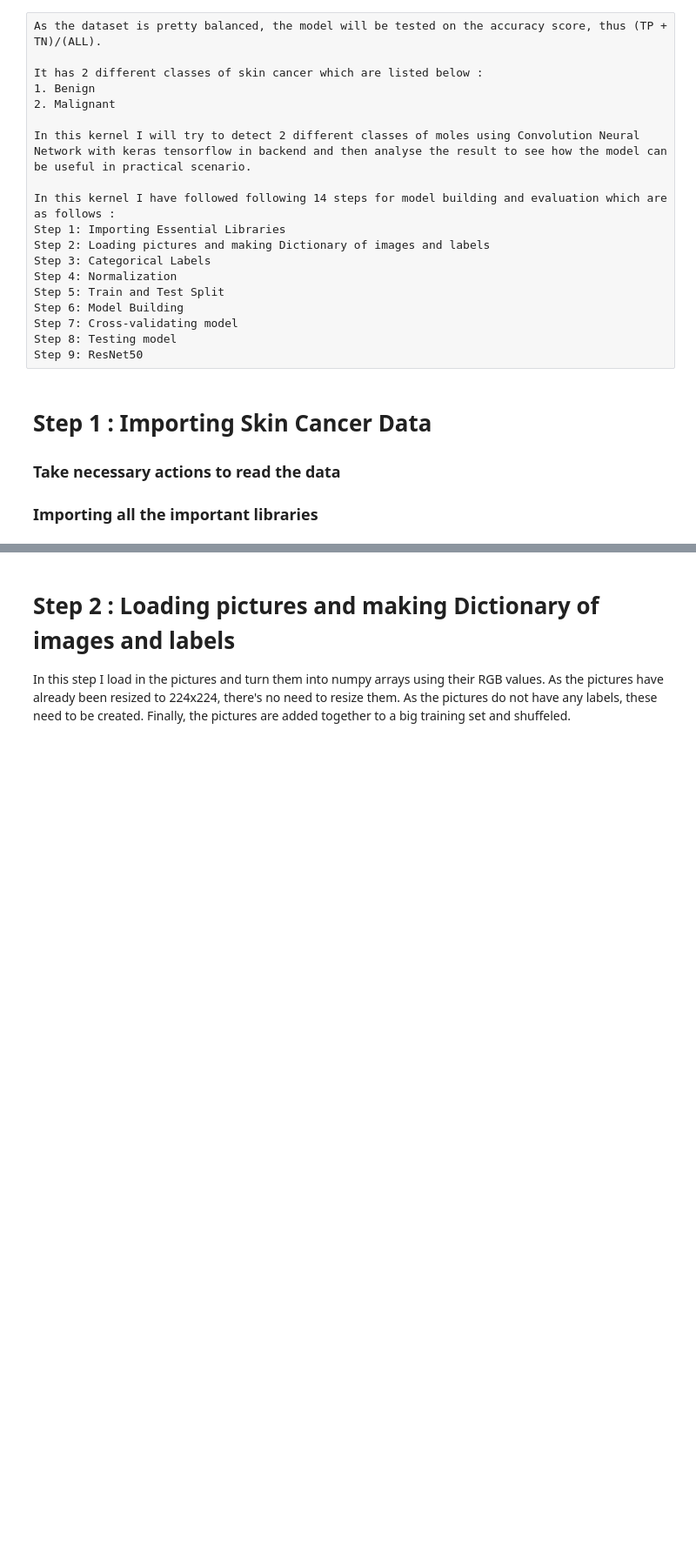
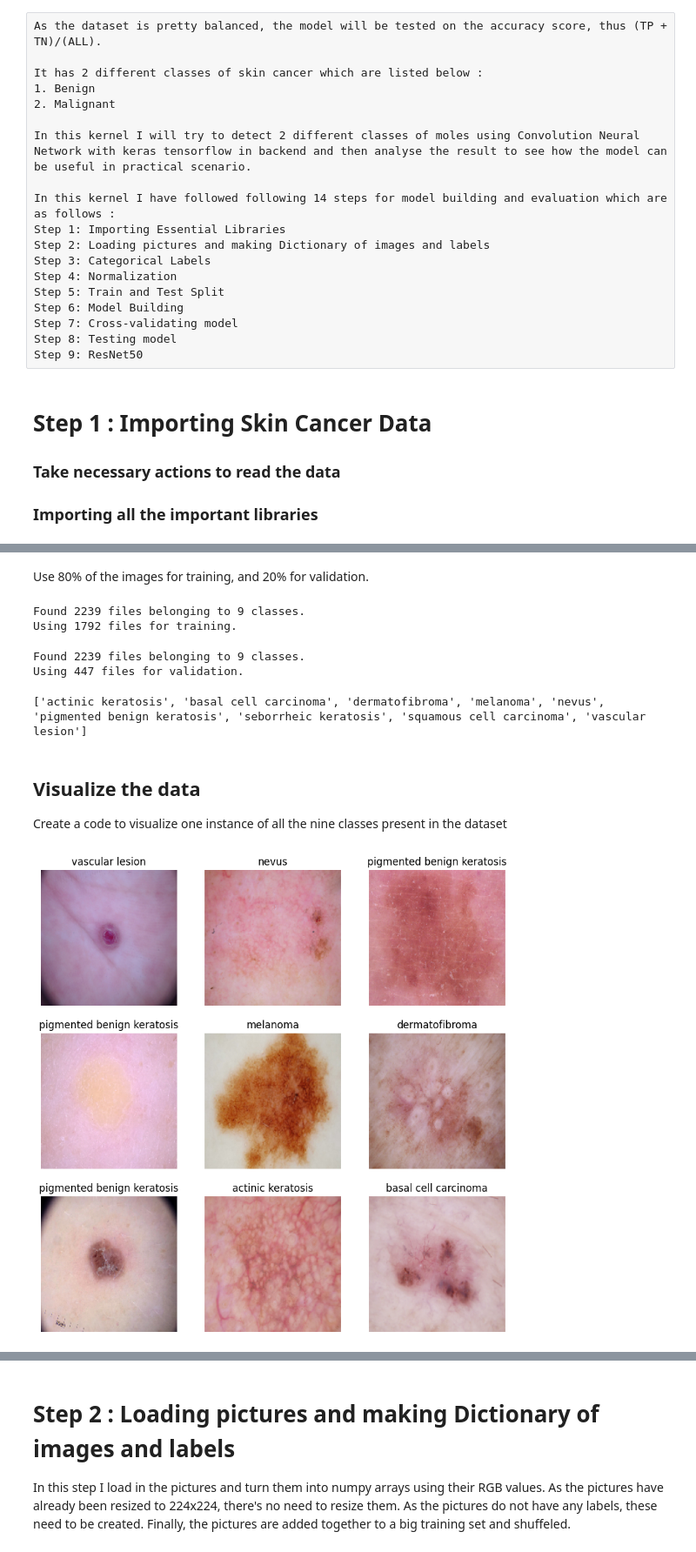
Before and after one commit to guptamadhur/MelanomaDetectionAssignment, a Jupyter notebook: Melanoma_Detection_Assignment.ipynb, the cells around one changed output, grey strips where cells are left out. Shown at 87% size. Cells and saved outputs as stored; diff of their text form; code cells hidden in the pictures; blank space fills up the shorter version.

```diff
--- a/Melanoma_Detection_Assignment.ipynb
+++ b/Melanoma_Detection_Assignment.ipynb
@@ -44,0 +50,7 @@ from tensorflow.keras.models import Sequential
+# %%
+
+# Defining the path for train and test images
+## Todo: Update the paths of the train and test dataset
+
+data_dir_train = pathlib.Path("/content/drive/MyDrive/Colab Notebooks/Upgrad/Melanoma_Detection_Assignment/Skin_cancer_ISIC_The_International_Skin_Imaging_Collaboration/Train")
+data_dir_test = pathlib.Path("/content/drive/MyDrive/Colab Notebooks/Upgrad/Melanoma_Detection_Assignment/Skin_cancer_ISIC_The_International_Skin_Imaging_Collaboration/Test")
@@ -44,0 +73,62 @@ from tensorflow.keras.models import Sequential
+# %%
+batch_size = 32
+img_height = 180
+img_width = 180
+# %% [markdown]
+Use 80% of the images for training, and 20% for validation.
+# %%
+## Write your train dataset here
+## Note use seed=123 while creating your dataset using tf.keras.preprocessing.image_dataset_from_directory
+## Note, make sure your resize your images to the size img_height*img_width, while writting the dataset
+
+train_ds = tf.keras.preprocessing.image_dataset_from_directory(
+    data_dir_train,
+    seed=123,
+    validation_split = 0.2,
+    subset='training',
+    image_size=(img_height, img_width),
+    batch_size=batch_size)
+# %% [output]
+Found 2239 files belonging to 9 classes.
+Using 1792 files for training.
+# %%
+## Write your validation dataset here
+## Note use seed=123 while creating your dataset using tf.keras.preprocessing.image_dataset_from_directory
+## Note, make sure your resize your images to the size img_height*img_width, while writting the dataset
+
+val_ds = tf.keras.preprocessing.image_dataset_from_directory(
+    data_dir_train,
+    seed=123,
+    validation_split = 0.2,
+    subset='validation',
+    image_size=(img_height, img_width),
+    batch_size=batch_size)
+# %% [output]
+Found 2239 files belonging to 9 classes.
+Using 447 files for validation.
+# %%
+# List out all the classes of skin cancer and store them in a list.
+# You can find the class names in the class_names attribute on these datasets.
+# These correspond to the directory names in alphabetical order.
+
+class_names = train_ds.class_names
+print(class_names)
+# %% [output]
+['actinic keratosis', 'basal cell carcinoma', 'dermatofibroma', 'melanoma', 'nevus', 'pigmented benign keratosis', 'seborrheic keratosis', 'squamous cell carcinoma', 'vascular lesion']
+# %% [markdown]
+## Visualize the data
+  Create a code to visualize one instance of all the nine classes present in the dataset
+# %%
+import matplotlib.pyplot as plt
+
+### your code goes here, you can use training or validation data to visualize
+
+plt.figure(figsize=(10, 10))
+for images, labels in train_ds.take(1):
+    for i in range(9):
+        ax = plt.subplot(3, 3, i + 1)
+        plt.imshow(images[i].numpy().astype("uint8"))
+        plt.title(class_names[labels[i]])
+        plt.axis("off")
+# %% [output]
+[figure, added]
```
Also changed, not shown: parts of 70 cells of this notebook.
